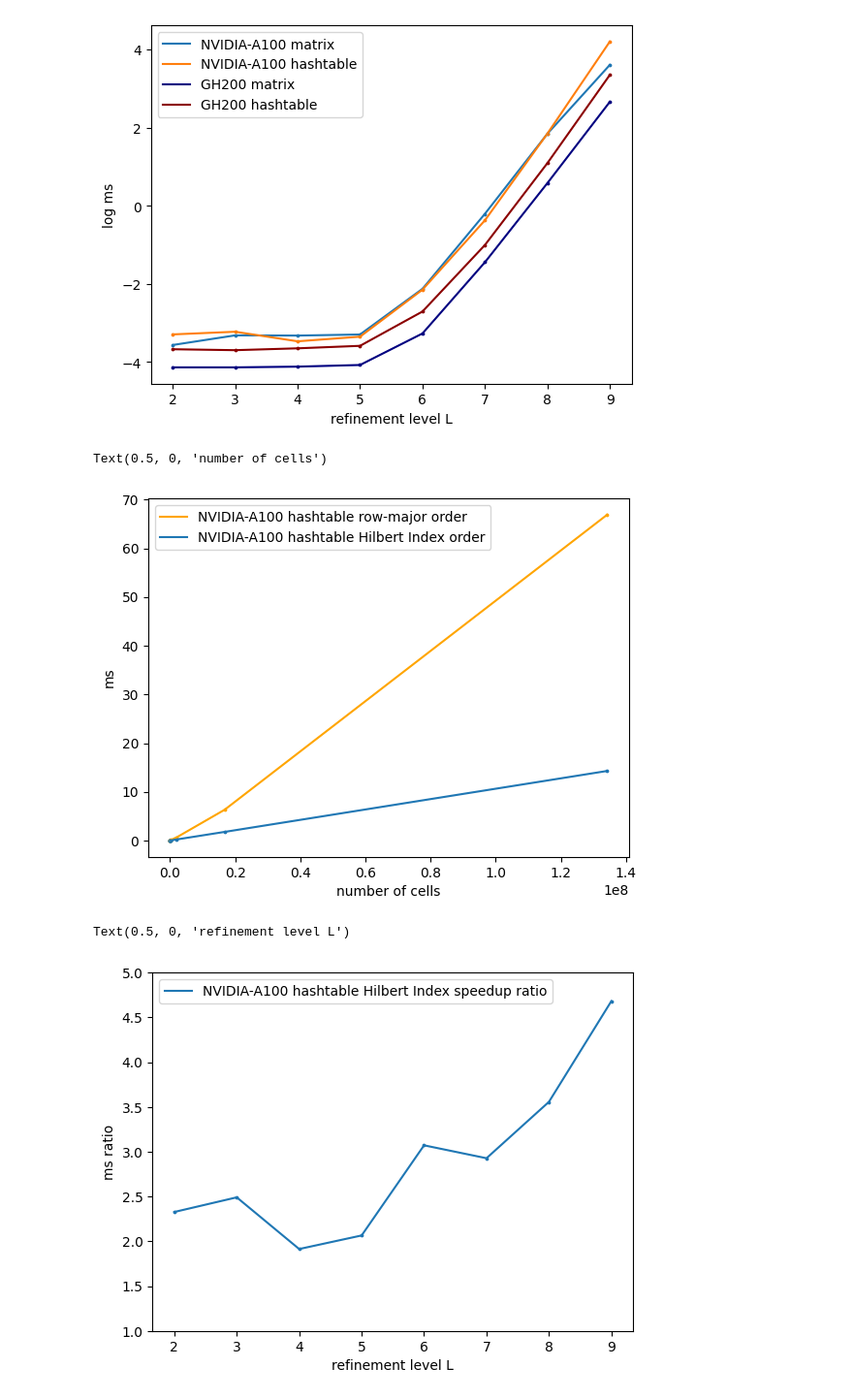
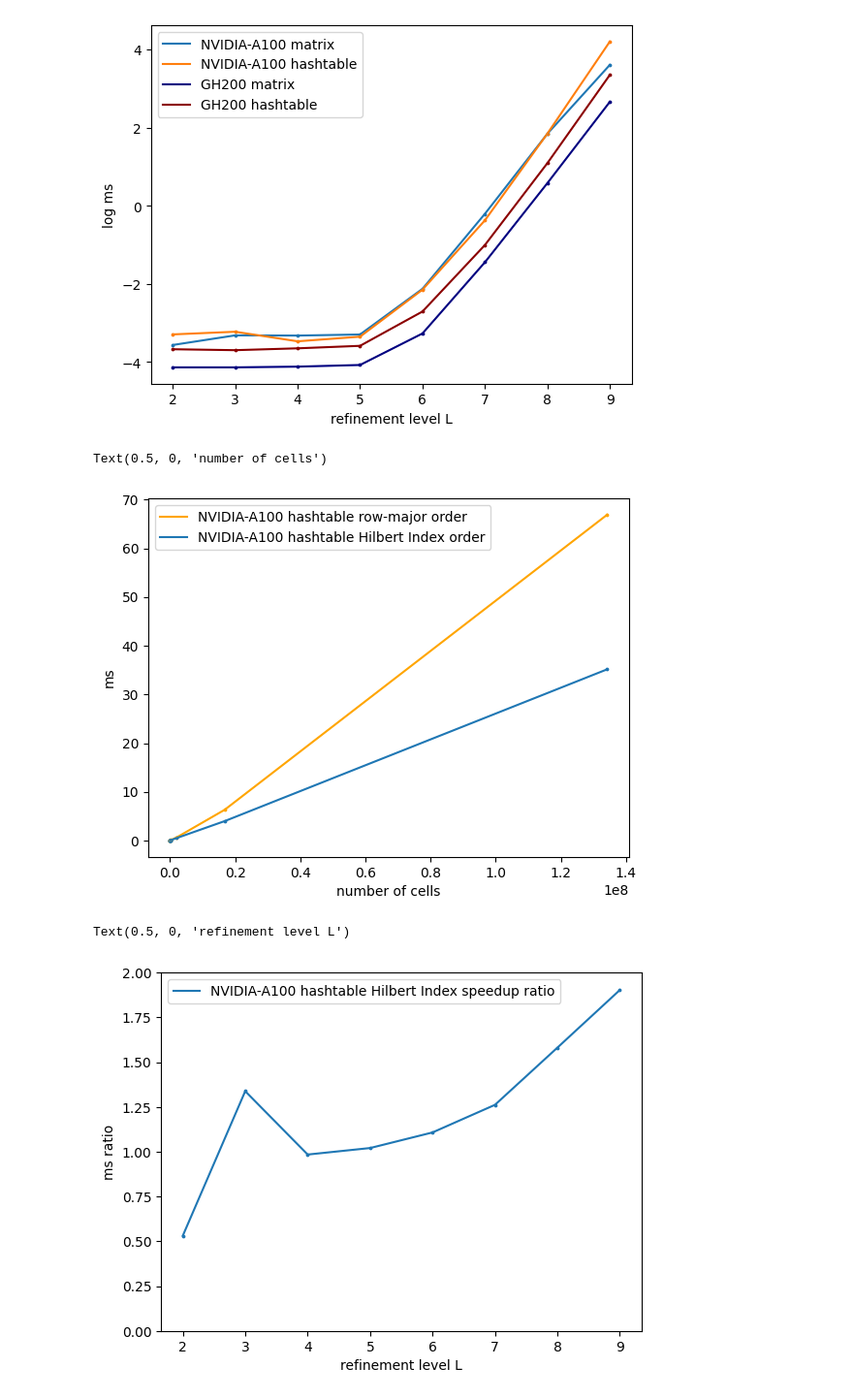
Before and after one commit to 314152718/amr-gpu, a Jupyter notebook: visualize.ipynb, the cells around one changed output. Shown at 97% size. Drawn from its saved outputs; the diff is of its cells as text; code cells hidden in the pictures.

Commit message:
fix hindex speedup graphs

```diff
--- a/visualize.ipynb
+++ b/visualize.ipynb
@@ -321,7 +321,7 @@ Text(0.5, 0, 'refinement level L')
 [figure]
 # %%
 times_hashtable_df = pd.read_csv("time_hashtable_float2_112524.csv")
-times_hashtable_hindex = pd.read_csv("time_matrix_gh.csv")
+times_hashtable_hindex = pd.read_csv("time_hashtable_float2_hindex.csv")
 times_hashtable_df['num_cells'] = times_hashtable_df.L.apply(get_num_cells)
 times_hashtable_hindex['num_cells'] = times_hashtable_hindex.L.apply(get_num_cells)
 
@@ -334,18 +334,18 @@ plt.ylabel('ms')
 plt.xlabel('number of cells')
 # %% [output]
 Text(0.5, 0, 'number of cells')
-[figure, old version]
+[figure, new version]
 # %%
 plt.scatter(times_hashtable_df.L, times_hashtable_df.dur_ms / times_hashtable_hindex.dur_ms, s=3)
 plt.plot(times_hashtable_df.L, times_hashtable_df.dur_ms / times_hashtable_hindex.dur_ms,
          label='NVIDIA-A100 hashtable Hilbert Index speedup ratio')
-plt.ylim(1, 5)
+plt.ylim(0, 2)
 plt.legend()
 plt.ylabel('ms ratio')
 plt.xlabel('refinement level L')
 # %% [output]
 Text(0.5, 0, 'refinement level L')
-[figure, old version]
+[figure, new version]
 # %%
 plt.scatter(times_hashtable_df.L, np.log(times_hashtable_df.dur_ms), s=3)
 plt.scatter(times_hashtable_hindex.L, np.log(times_hashtable_hindex.dur_ms), s=3)
```
Also changed, not shown: parts of 1 cell of this notebook.
